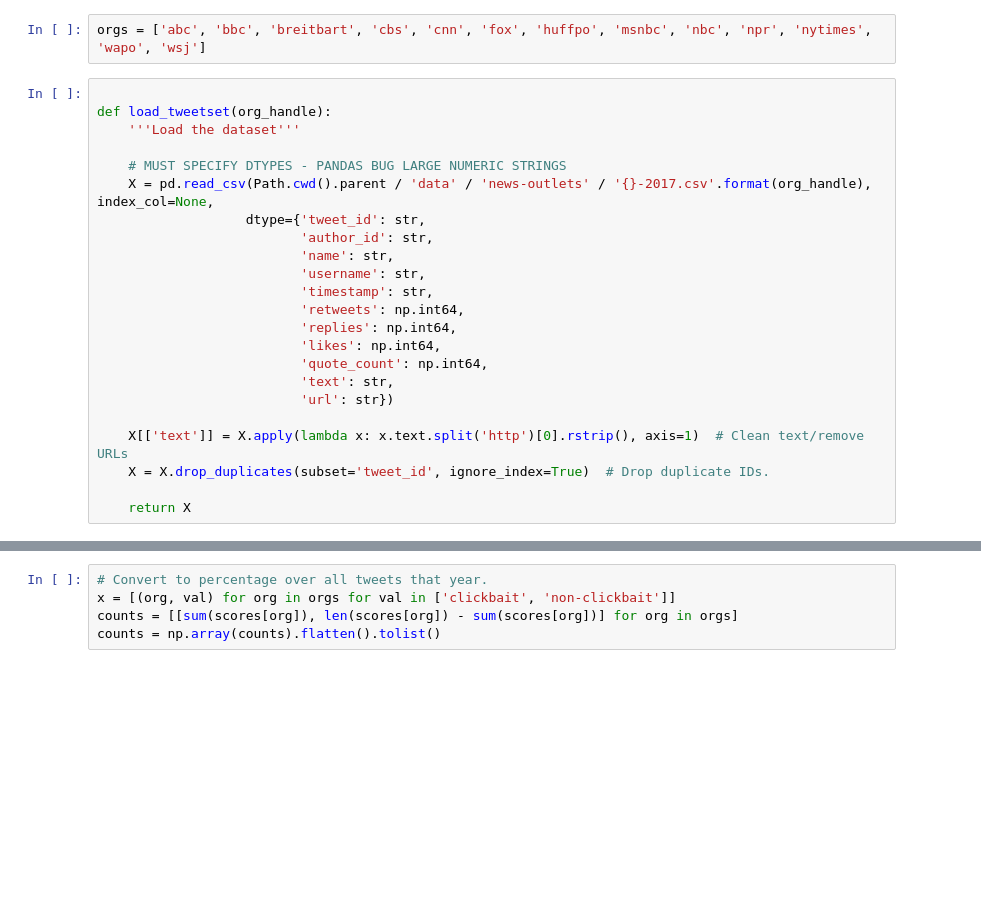
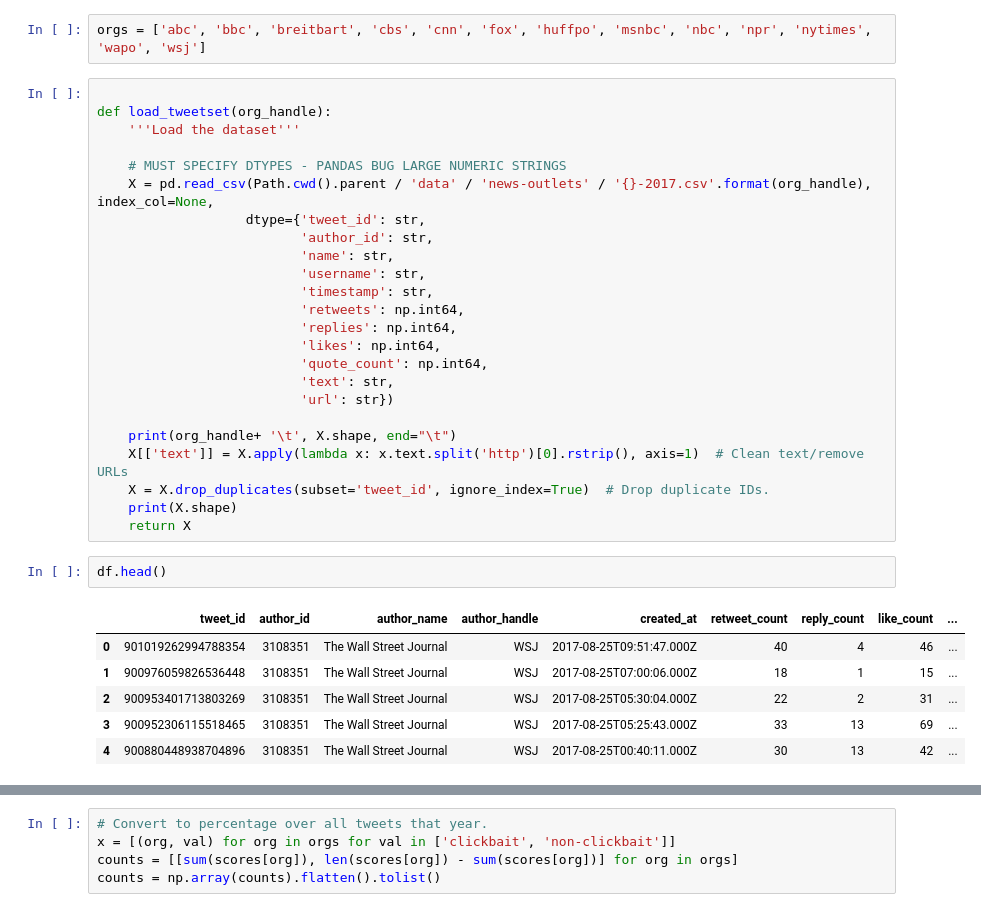
Before and after one commit to alexanderwood/wood-clickbait, a Jupyter notebook: code/analysis.ipynb, the cells around one changed output, grey strips where cells are left out. Saved outputs shown, nothing was run; the diff lists cells and outputs as text; blank space fills up the shorter version.

```diff
--- a/code/analysis.ipynb
+++ b/code/analysis.ipynb
@@ -381,9 +381,19 @@ def load_tweetset(org_handle):
                           'text': str,
                           'url': str})
 
+    print(org_handle+ '\t', X.shape, end="\t")
     X[['text']] = X.apply(lambda x: x.text.split('http')[0].rstrip(), axis=1)  # Clean text/remove URLs
     X = X.drop_duplicates(subset='tweet_id', ignore_index=True)  # Drop duplicate IDs.
-
+    print(X.shape)
     return X
+# %%
+df.head()
+# %% [output]
+|  | tweet_id | author_id | author_name | author_handle | created_at | retweet_count | reply_count | like_count | ... |
+| 0 | 901019262994788354 | 3108351 | The Wall Street Journal | WSJ | 2017-08-25T09:51:47.000Z | 40 | 4 | 46 | ... |
+| 1 | 900976059826536448 | 3108351 | The Wall Street Journal | WSJ | 2017-08-25T07:00:06.000Z | 18 | 1 | 15 | ... |
+| 2 | 900953401713803269 | 3108351 | The Wall Street Journal | WSJ | 2017-08-25T05:30:04.000Z | 22 | 2 | 31 | ... |
+| 3 | 900952306115518465 | 3108351 | The Wall Street Journal | WSJ | 2017-08-25T05:25:43.000Z | 33 | 13 | 69 | ... |
+| 4 | 900880448938704896 | 3108351 | The Wall Street Journal | WSJ | 2017-08-25T00:40:11.000Z | 30 | 13 | 42 | ... |
 # %%
 # Predict clickbaitiness score for each of the news orgs.
```
Also changed, not shown: parts of 14 cells of this notebook, 7 other files.
